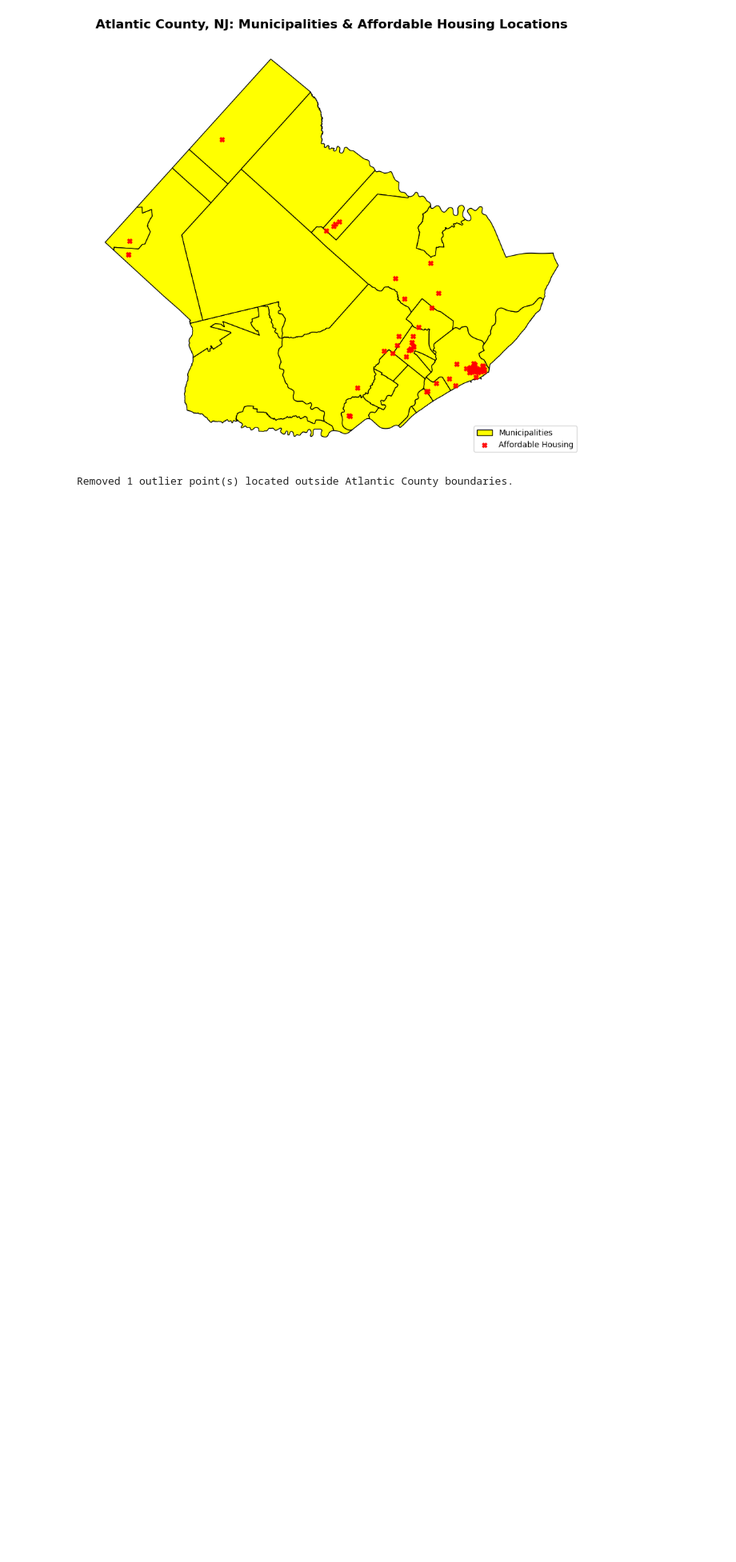
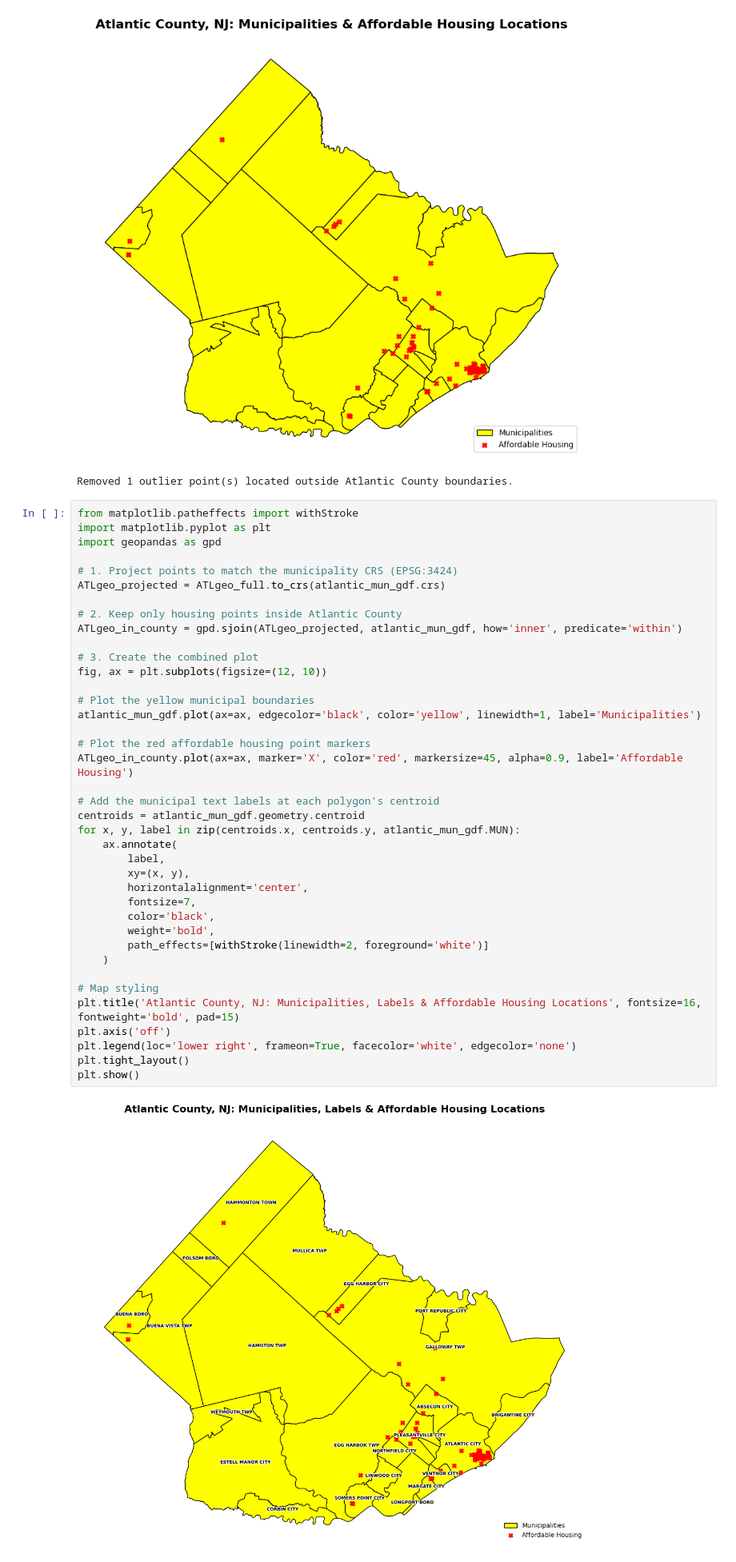
Before and after one commit to Anjanique-Knight/AjGIS, a Jupyter notebook: PS2_GIS_2.ipynb, the cells around one changed output. Shown at 80% size. Saved outputs shown, nothing was run; the diff lists cells and outputs as text; blank space fills up the shorter version.

```diff
--- a/PS2_GIS_2.ipynb
+++ b/PS2_GIS_2.ipynb
@@ -435,3 +435,44 @@ print(f"Removed {len(ATLgeo_projected) - len(ATLgeo_in_county)} outlier point(s)
 [figure]
 [figure]
 Removed 1 outlier point(s) located outside Atlantic County boundaries.
+# %%
+from matplotlib.patheffects import withStroke
+import matplotlib.pyplot as plt
+import geopandas as gpd
+
+# 1. Project points to match the municipality CRS (EPSG:3424)
+ATLgeo_projected = ATLgeo_full.to_crs(atlantic_mun_gdf.crs)
+
+# 2. Keep only housing points inside Atlantic County
+ATLgeo_in_county = gpd.sjoin(ATLgeo_projected, atlantic_mun_gdf, how='inner', predicate='within')
+
+# 3. Create the combined plot
+fig, ax = plt.subplots(figsize=(12, 10))
+
+# Plot the yellow municipal boundaries
+atlantic_mun_gdf.plot(ax=ax, edgecolor='black', color='yellow', linewidth=1, label='Municipalities')
+
+# Plot the red affordable housing point markers
+ATLgeo_in_county.plot(ax=ax, marker='X', color='red', markersize=45, alpha=0.9, label='Affordable Housing')
+
+# Add the municipal text labels at each polygon's centroid
+centroids = atlantic_mun_gdf.geometry.centroid
+for x, y, label in zip(centroids.x, centroids.y, atlantic_mun_gdf.MUN):
+    ax.annotate(
+        label,
+        xy=(x, y),
+        horizontalalignment='center',
+        fontsize=7,
+        color='black',
+        weight='bold',
+        path_effects=[withStroke(linewidth=2, foreground='white')]
+    )
+
+# Map styling
+plt.title('Atlantic County, NJ: Municipalities, Labels & Affordable Housing Locations', fontsize=16, fontweight='bold', pad=15)
+plt.axis('off')
+plt.legend(loc='lower right', frameon=True, facecolor='white', edgecolor='none')
+plt.tight_layout()
+plt.show()
+# %% [output]
+[figure, added]
```
Also changed, not shown: parts of 2 cells of this notebook.
